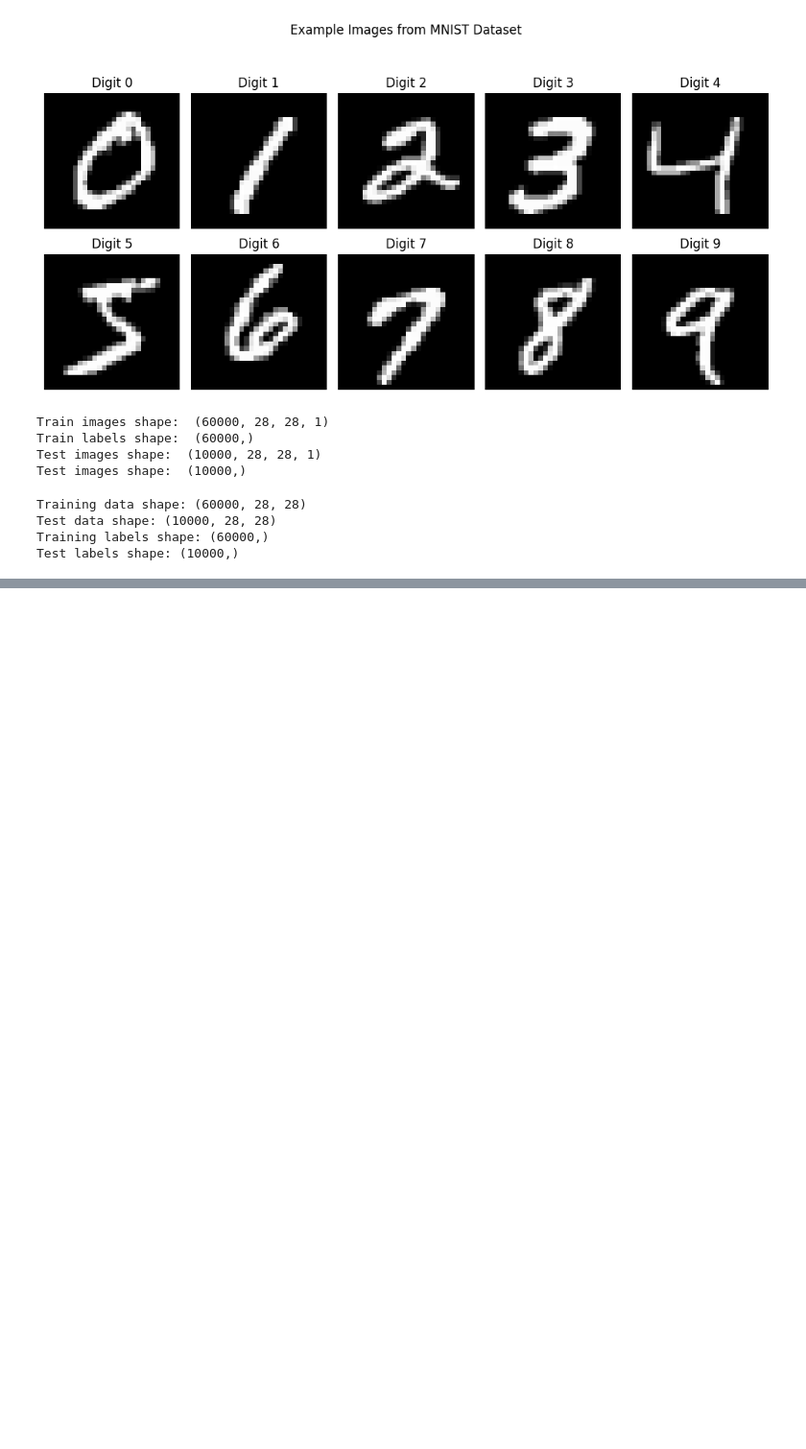
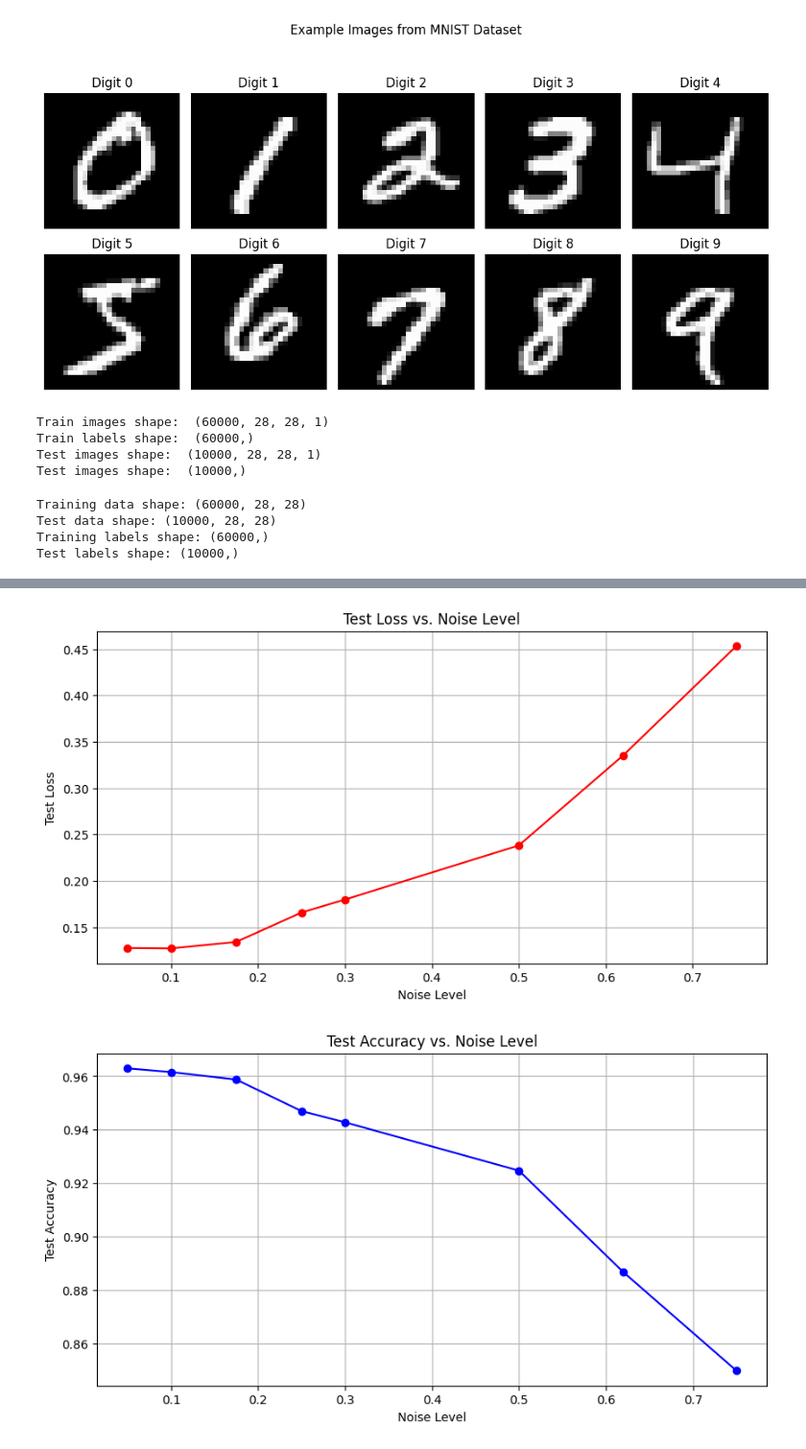
Before and after one commit to csci595-research-lit-spring-2024/595-class-project-spring-2024-bharathmp09, a Jupyter notebook: notebooks/research_project.ipynb, the cells around one changed output, grey strips where cells are left out. Shown: that part at 96% size. Drawn from its saved outputs; the diff is of its cells as text; code cells hidden in the pictures; blank space fills up the shorter version.

Commit message:
Added Classifier for DAE

```diff
--- a/notebooks/research_project.ipynb
+++ b/notebooks/research_project.ipynb
@@ -334,0 +403,24 @@ display_comparison(dae_models, noise_levels, test_images_flat, n_images=3)
+# %%
+classifier_histories = []  # List to store histories for each noise level
+classifier_test_losses = []
+classifier_test_accuracies = []
+
+for i, noise_level in enumerate(noise_levels):
+    print(f"Building and training classifier for noise level: {noise_level}")
+    autoencoder = dae_models[i]
+    encoder = Model(inputs=autoencoder.input, outputs=autoencoder.layers[1].output)
+
+    noisy_train_images = add_noise(train_images_flat, noise_factor=noise_level)
+    noisy_test_images = add_noise(test_images_flat, noise_factor=noise_level)
+
+    encoded_train = encoder.predict(noisy_train_images)
+    encoded_test = encoder.predict(noisy_test_images)
+
+    classifier = build_classifier(encoded_train.shape[1])
+    history = classifier.fit(encoded_train, y_train, epochs=10, batch_size=32)
+    classifier_histories.append(history)
+
+    classifier_test_loss, classifier_test_accuracy = classifier.evaluate(encoded_test, y_test, verbose=0)
+    print(f"Test accuracy for noise level {noise_level}: {classifier_test_accuracy}")
+    classifier_test_losses.append(classifier_test_loss)
+    classifier_test_accuracies.append(classifier_test_accuracy)
@@ -334,0 +445,21 @@ display_comparison(dae_models, noise_levels, test_images_flat, n_images=3)
+# %%
+# Plotting test losses
+plt.figure(figsize=(10, 5))
+plt.plot(noise_levels, classifier_test_losses, marker='o', linestyle='-', color='r')
+plt.title('Test Loss vs. Noise Level')
+plt.xlabel('Noise Level')
+plt.ylabel('Test Loss')
+plt.grid(True)
+
+# Plotting test accuracies
+plt.figure(figsize=(10, 5))
+plt.plot(noise_levels, classifier_test_accuracies, marker='o', linestyle='-', color='b')
+plt.title('Test Accuracy vs. Noise Level')
+plt.xlabel('Noise Level')
+plt.ylabel('Test Accuracy')
+plt.grid(True)
+
+plt.show()
+# %% [output]
+[figure, added]
+[figure, added]
```
Also changed, not shown: parts of 12 cells of this notebook.
